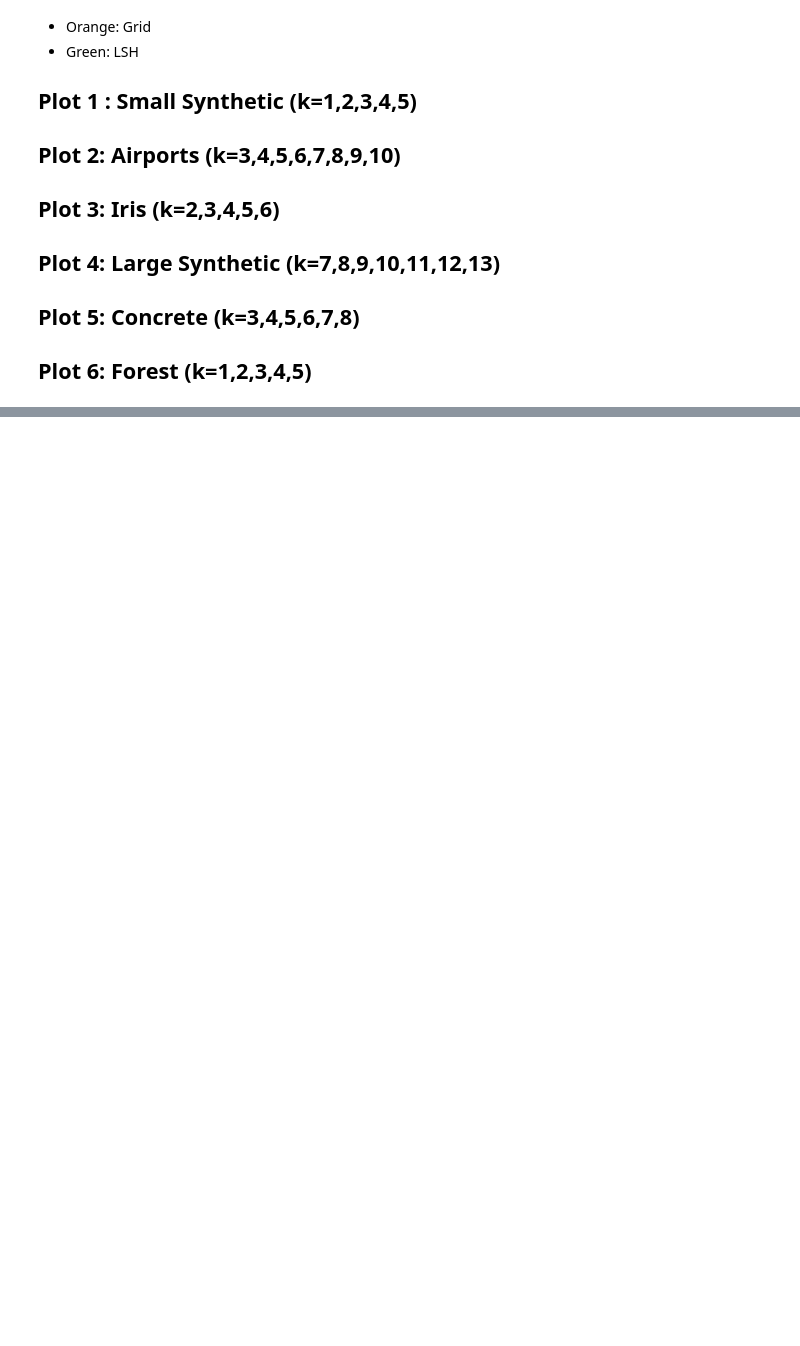
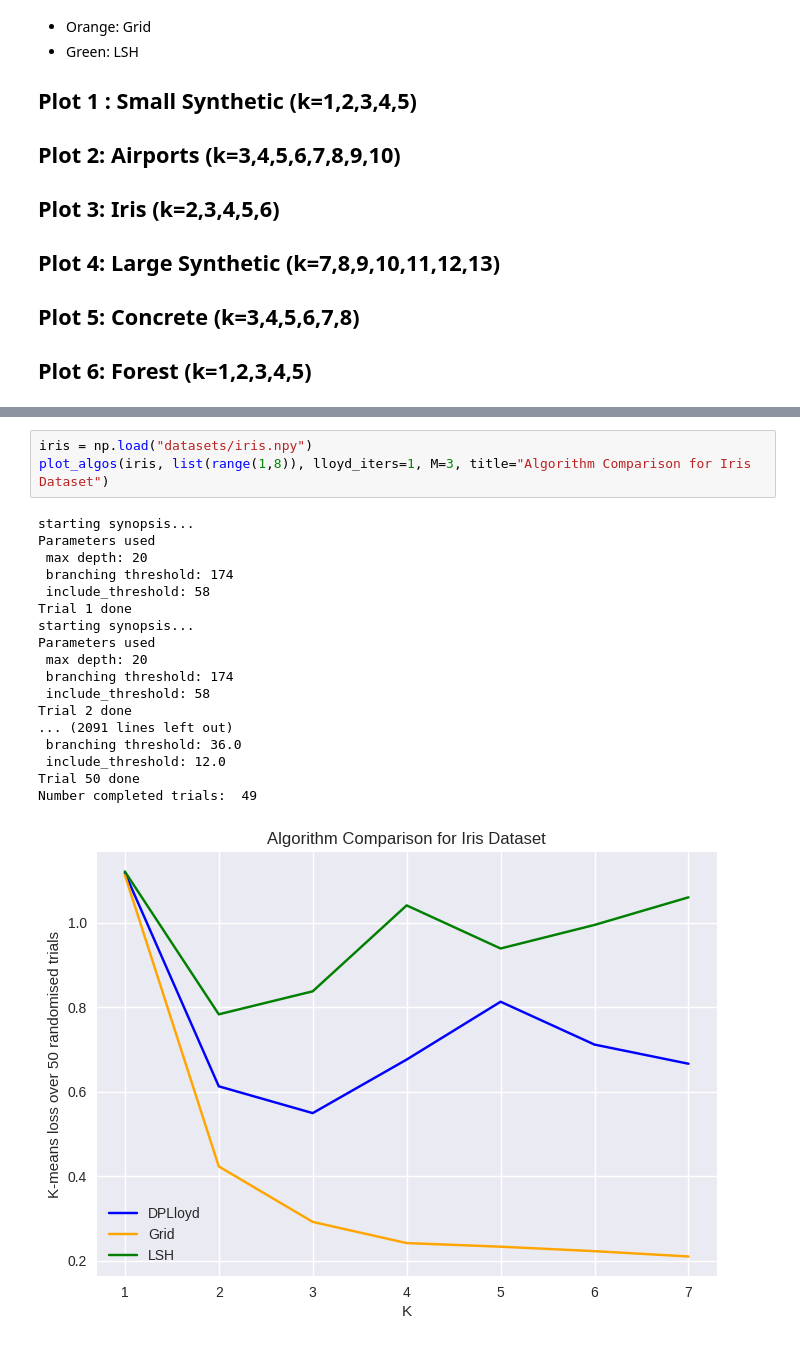
Before and after one commit to amy-ln/dpclustering, a Jupyter notebook: comparison.ipynb, the cells around one changed output, grey strips where cells are left out. Drawn from its saved outputs; the diff is of its cells as text; blank space fills up the shorter version.

```diff
--- a/comparison.ipynb
+++ b/comparison.ipynb
@@ -89,0 +153,22 @@ For each dataset, plot the k-means loss of each algorithm over a variety of diff
+# %%
+iris = np.load("datasets/iris.npy")
+plot_algos(iris, list(range(1,8)), lloyd_iters=1, M=3, title="Algorithm Comparison for Iris Dataset")
+# %% [output]
+starting synopsis...
+Parameters used
+ max depth: 20
+ branching threshold: 174
+ include_threshold: 58
+Trial 1 done
+starting synopsis...
+Parameters used
+ max depth: 20
+ branching threshold: 174
+ include_threshold: 58
+Trial 2 done
+... (2091 lines left out)
+ branching threshold: 36.0
+ include_threshold: 12.0
+Trial 50 done
+Number completed trials:  49
+[figure, added]
```
Also changed, not shown: parts of 7 cells of this notebook.
